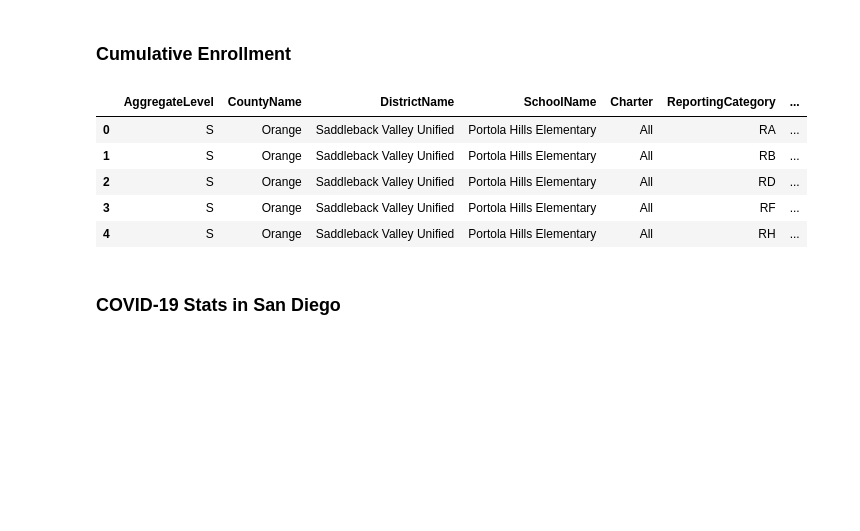
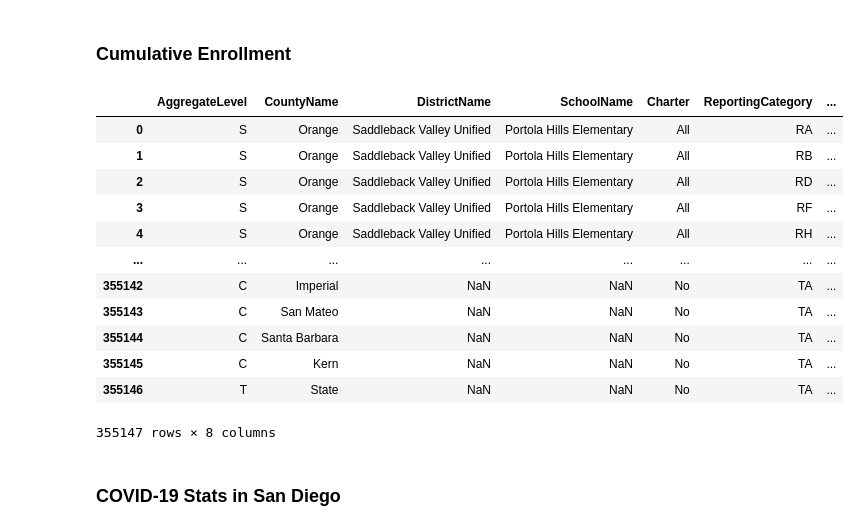
Before and after one commit to renaldyh27/COVID-Cool-for-School, a Jupyter notebook: Everything Cleaned.ipynb, the cells around one changed output. Saved outputs shown, nothing was run; the diff lists cells and outputs as text; code cells hidden in the pictures; blank space fills up the shorter version.

```diff
--- a/Everything Cleaned.ipynb
+++ b/Everything Cleaned.ipynb
@@ -64,15 +64,24 @@ stats_sd = pd.read_csv(stats_sd_path, low_memory=False)
 #Changed all * values (missing for student privacy) to NaN, rest of CumulativeEnrollment to float.
 cumulative_clean = cumulative_enrollment.drop(["AcademicYear", "CountyCode", "DistrictCode", "SchoolCode"], axis=1) #Dropped codes
 cumulative_clean["CumulativeEnrollment"] = pd.to_numeric(cumulative_clean["CumulativeEnrollment"], errors='coerce')
+# %%
+cumulative_clean["School, District"] = cumulative_clean["SchoolName"] + ", " + cumulative_clean["DistrictName"]
 # %%
-cumulative_clean.head(5)
+cumulative_clean
 # %% [output]
 |  | AggregateLevel | CountyName | DistrictName | SchoolName | Charter | ReportingCategory | ... |
 | 0 | S | Orange | Saddleback Valley Unified | Portola Hills Elementary | All | RA | ... |
 | 1 | S | Orange | Saddleback Valley Unified | Portola Hills Elementary | All | RB | ... |
 | 2 | S | Orange | Saddleback Valley Unified | Portola Hills Elementary | All | RD | ... |
 | 3 | S | Orange | Saddleback Valley Unified | Portola Hills Elementary | All | RF | ... |
 | 4 | S | Orange | Saddleback Valley Unified | Portola Hills Elementary | All | RH | ... |
+| ... | ... | ... | ... | ... | ... | ... | ... |
+| 355142 | C | Imperial | NaN | NaN | No | TA | ... |
+| 355143 | C | San Mateo | NaN | NaN | No | TA | ... |
+| 355144 | C | Santa Barbara | NaN | NaN | No | TA | ... |
+| 355145 | C | Kern | NaN | NaN | No | TA | ... |
+| 355146 | T | State | NaN | NaN | No | TA | ... |
+355147 rows × 8 columns
 # %% [markdown]
 ### COVID-19 Stats in San Diego
 # %%
```
Also changed, not shown: parts of 36 cells of this notebook, 2 other files.
